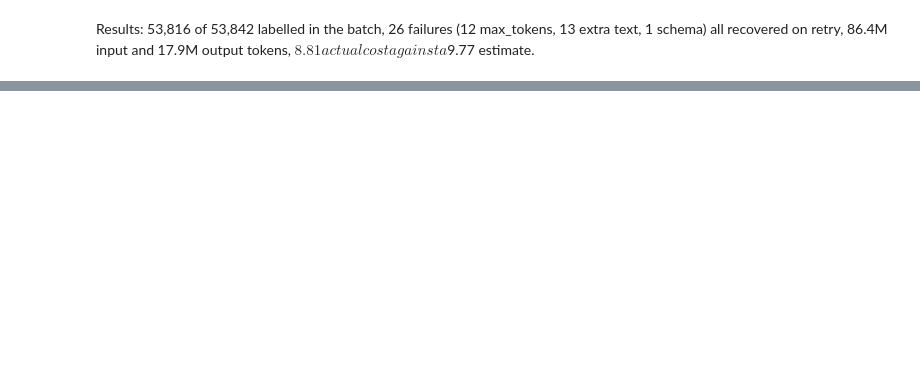
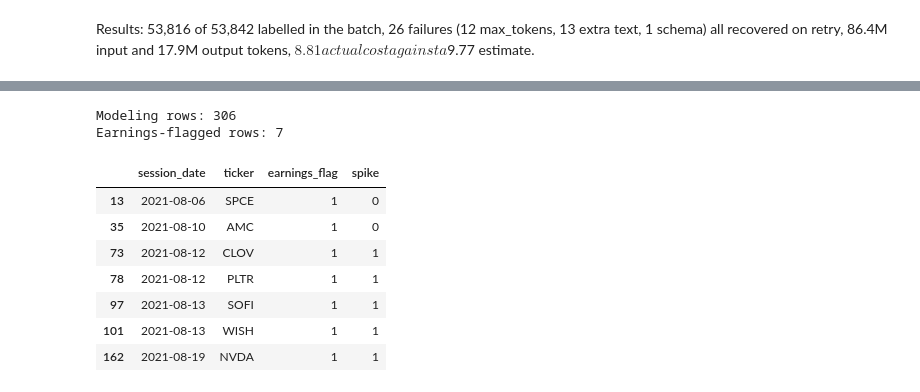
Before and after one commit to lagrenier4451/reddit-volume-forecast, a Jupyter notebook: notebooks/CDA_PhaseIII_AlexToth_LucGrenier.ipynb, the cells around one changed output, grey strips where cells are left out. Drawn from its saved outputs; the diff is of its cells as text; code cells hidden in the pictures; blank space fills up the shorter version.

```diff
--- a/notebooks/CDA_PhaseIII_AlexToth_LucGrenier.ipynb
+++ b/notebooks/CDA_PhaseIII_AlexToth_LucGrenier.ipynb
@@ -2334,0 +2562,58 @@ Recovered: 26  |  still failing: 0  |  total labelled: 53,842
+# %%
+# First regular trading session following each earnings release.
+earnings_calendar = pd.DataFrame([
+    ["SPCE", "2021-08-05", "after_market",  "2021-08-06"],
+    ["AMC",  "2021-08-09", "after_market",  "2021-08-10"],
+    ["CLOV", "2021-08-11", "after_market",  "2021-08-12"],
+    ["PLTR", "2021-08-12", "before_market", "2021-08-12"],
+    ["SOFI", "2021-08-12", "after_market",  "2021-08-13"],
+    ["WISH", "2021-08-12", "after_market",  "2021-08-13"],
+    ["NVDA", "2021-08-18", "after_market",  "2021-08-19"]
+], columns=["ticker", "release_date", "release_timing", "session_date"])
+
+earnings_calendar["release_date"] = pd.to_datetime(
+    earnings_calendar["release_date"]
+)
+earnings_calendar["session_date"] = pd.to_datetime(
+    earnings_calendar["session_date"]
+)
+earnings_calendar["earnings_flag"] = 1
+
+model_sample = (
+    model_sample.drop(columns=["earnings_flag"], errors="ignore")
+    .merge(
+        earnings_calendar[["session_date", "ticker", "earnings_flag"]],
+        on=["session_date", "ticker"],
+        how="left",
+        validate="one_to_one"
+    )
+)
+
+model_sample["earnings_flag"] = (
+    model_sample["earnings_flag"].fillna(0).astype(int)
+)
+
+assert len(model_sample) == 306
+assert model_sample["earnings_flag"].isin([0, 1]).all()
+assert model_sample["earnings_flag"].sum() == 7
+
+print(f"Modeling rows: {len(model_sample)}")
+print(f"Earnings-flagged rows: {model_sample['earnings_flag'].sum()}")
+
+display(
+    model_sample.loc[
+        model_sample["earnings_flag"].eq(1),
+        ["session_date", "ticker", "earnings_flag", "spike"]
+    ].sort_values(["session_date", "ticker"])
+)
+# %% [output]
+Modeling rows: 306
+Earnings-flagged rows: 7
+|  | session_date | ticker | earnings_flag | spike |
+| 13 | 2021-08-06 | SPCE | 1 | 0 |
+| 35 | 2021-08-10 | AMC | 1 | 0 |
+| 73 | 2021-08-12 | CLOV | 1 | 1 |
+| 78 | 2021-08-12 | PLTR | 1 | 1 |
+| 97 | 2021-08-13 | SOFI | 1 | 1 |
+| 101 | 2021-08-13 | WISH | 1 | 1 |
+| 162 | 2021-08-19 | NVDA | 1 | 1 |
```
Also changed, not shown: parts of 32 cells of this notebook.
